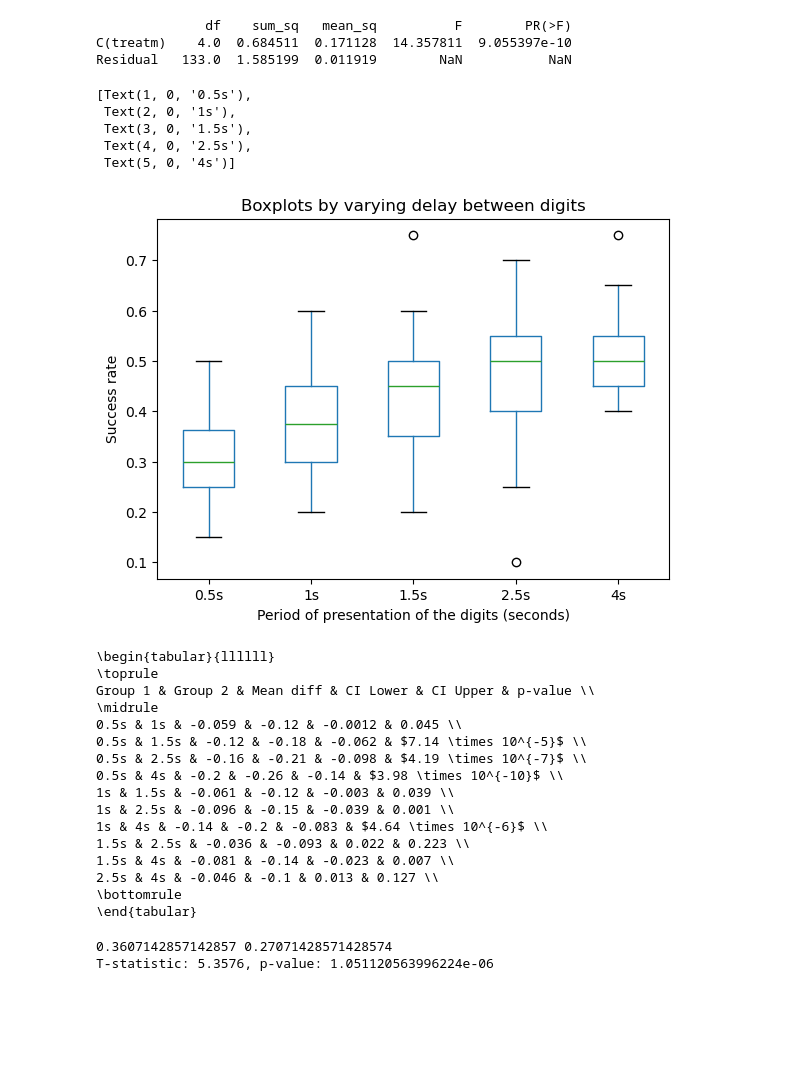
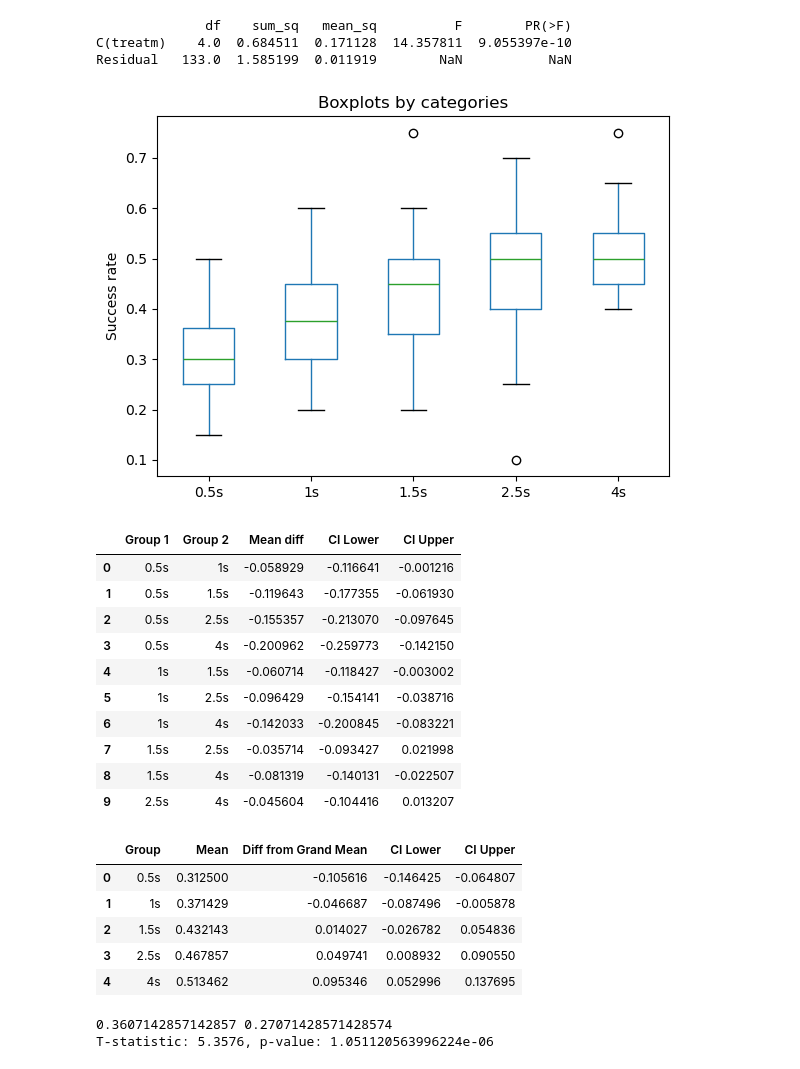
Before and after one commit to KasperKCarlsen/02464---Mini-Project-1, a Jupyter notebook: stats.ipynb, the cells around one changed output. Cells and saved outputs as stored; diff of their text form; code cells hidden in the pictures; blank space fills up the shorter version.

```diff
--- a/stats.ipynb
+++ b/stats.ipynb
@@ -183,74 +218,55 @@ def group_vs_grand_mean_CIs(df, alpha=0.05,group_labels=None):
 # %%
 #eksperimetn 1 - ANOVA og boxplot
 
 D1 = pd.read_csv("Ali\eksperiment1.csv")
 D2 = pd.read_csv("Carl\eksperiment1.csv")
 D3 = pd.read_csv("Erik\eksperiment1.csv")
 D4 = pd.read_csv("Kasper\eksperiment1.csv")
 
 D_combined = pd.concat([D1,D2,D3,D4], ignore_index=True)
 df_sorted = D_combined.sort_values(by='wait')
 
 # Combine into a DataFrame
 df = pd.DataFrame({'y': unpack_grouped_data(proportions(df_sorted,5,28))[0], 'treatm': unpack_grouped_data(proportions(df_sorted,5,28))[1]})
 
 # Fit model
 model = smf.ols('y ~ C(treatm)', data=df).fit()
 
 # Perform ANOVA
 anova_table = sm.stats.anova_lm(model)
 print(anova_table)
-
-ax = df.boxplot(column='y', by='treatm', grid=False)
-
-# Customize plot
-plt.title('Boxplots by varying delay between digits')
-plt.suptitle('')  # Remove default subtitle
-plt.xlabel('')    # Optional: remove x-axis label
-plt.ylabel('Success rate')  # Y-axis label
-plt.xlabel('Period of presentation of the digits (seconds)')
-labelss = ['0.5s','1s','1.5s','2.5s','4s']
-
-
-ax.set_xticklabels(labelss)
+make_boxplot(df,group_labels=['0.5s','1s','1.5s','2.5s','4s'])
 # %% [output]
               df    sum_sq   mean_sq          F        PR(>F)
 C(treatm)    4.0  0.684511  0.171128  14.357811  9.055397e-10
 Residual   133.0  1.585199  0.011919        NaN           NaN
-[Text(1, 0, '0.5s'),
- Text(2, 0, '1s'),
- Text(3, 0, '1.5s'),
- Text(4, 0, '2.5s'),
- Text(5, 0, '4s')]
-[figure, old version]
+[figure, new version]
 # %%
 #Eks 1 - confidence
 
-# compute_pairwise_CIs(df,group_labels=['0.5s','1s','1.5s','2.5s','4s'])
-df = compute_pairwise_CIs(df,group_labels=['0.5s','1s','1.5s','2.5s','4s'])
-df[['Mean diff','CI Lower','CI Upper']] = df[['Mean diff','CI Lower','CI Upper']].applymap(lambda x: f"{x:.2}")
-df['p-value'] = df['p-value'].map(format_p_value_latex)
-print(df.to_latex(index=False))
+compute_pairwise_CIs(df,group_labels=['0.5s','1s','1.5s','2.5s','4s'])
 # %% [output]
-\begin{tabular}{llllll}
-\toprule
-Group 1 & Group 2 & Mean diff & CI Lower & CI Upper & p-value \\
-\midrule
-0.5s & 1s & -0.059 & -0.12 & -0.0012 & 0.045 \\
-0.5s & 1.5s & -0.12 & -0.18 & -0.062 & $7.14 \times 10^{-5}$ \\
-0.5s & 2.5s & -0.16 & -0.21 & -0.098 & $4.19 \times 10^{-7}$ \\
-0.5s & 4s & -0.2 & -0.26 & -0.14 & $3.98 \times 10^{-10}$ \\
-1s & 1.5s & -0.061 & -0.12 & -0.003 & 0.039 \\
-1s & 2.5s & -0.096 & -0.15 & -0.039 & 0.001 \\
-1s & 4s & -0.14 & -0.2 & -0.083 & $4.64 \times 10^{-6}$ \\
-1.5s & 2.5s & -0.036 & -0.093 & 0.022 & 0.223 \\
-1.5s & 4s & -0.081 & -0.14 & -0.023 & 0.007 \\
-2.5s & 4s & -0.046 & -0.1 & 0.013 & 0.127 \\
-\bottomrule
-\end{tabular}
+|  | Group 1 | Group 2 | Mean diff | CI Lower | CI Upper |
+| 0 | 0.5s | 1s | -0.058929 | -0.116641 | -0.001216 |
+| 1 | 0.5s | 1.5s | -0.119643 | -0.177355 | -0.061930 |
+| 2 | 0.5s | 2.5s | -0.155357 | -0.213070 | -0.097645 |
+| 3 | 0.5s | 4s | -0.200962 | -0.259773 | -0.142150 |
+| 4 | 1s | 1.5s | -0.060714 | -0.118427 | -0.003002 |
+| 5 | 1s | 2.5s | -0.096429 | -0.154141 | -0.038716 |
+| 6 | 1s | 4s | -0.142033 | -0.200845 | -0.083221 |
+| 7 | 1.5s | 2.5s | -0.035714 | -0.093427 | 0.021998 |
+| 8 | 1.5s | 4s | -0.081319 | -0.140131 | -0.022507 |
+| 9 | 2.5s | 4s | -0.045604 | -0.104416 | 0.013207 |
 # %%
 #Eks 1 - confidence
-# group_vs_grand_mean_CIs(df,group_labels=['0.5s','1s','1.5s','2.5s','4s'])
+group_vs_grand_mean_CIs(df,group_labels=['0.5s','1s','1.5s','2.5s','4s'])
+# %% [output]
+|  | Group | Mean | Diff from Grand Mean | CI Lower | CI Upper |
+| 0 | 0.5s | 0.312500 | -0.105616 | -0.146425 | -0.064807 |
+| 1 | 1s | 0.371429 | -0.046687 | -0.087496 | -0.005878 |
+| 2 | 1.5s | 0.432143 | 0.014027 | -0.026782 | 0.054836 |
+| 3 | 2.5s | 0.467857 | 0.049741 | 0.008932 | 0.090550 |
+| 4 | 4s | 0.513462 | 0.095346 | 0.052996 | 0.137695 |
 # %%
 #eksperiment 2
 
```
Also changed, not shown: parts of 15 cells of this notebook.
